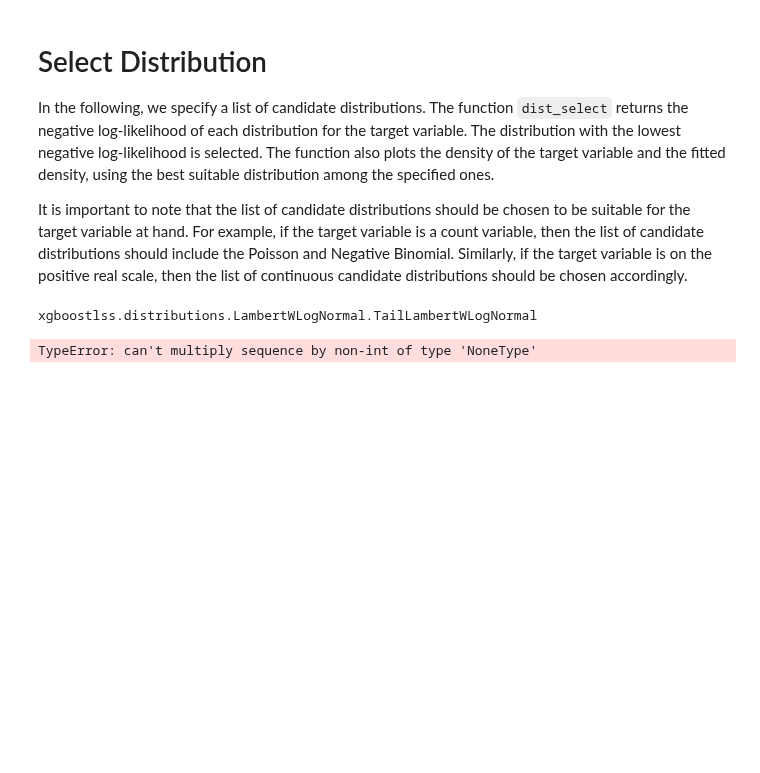
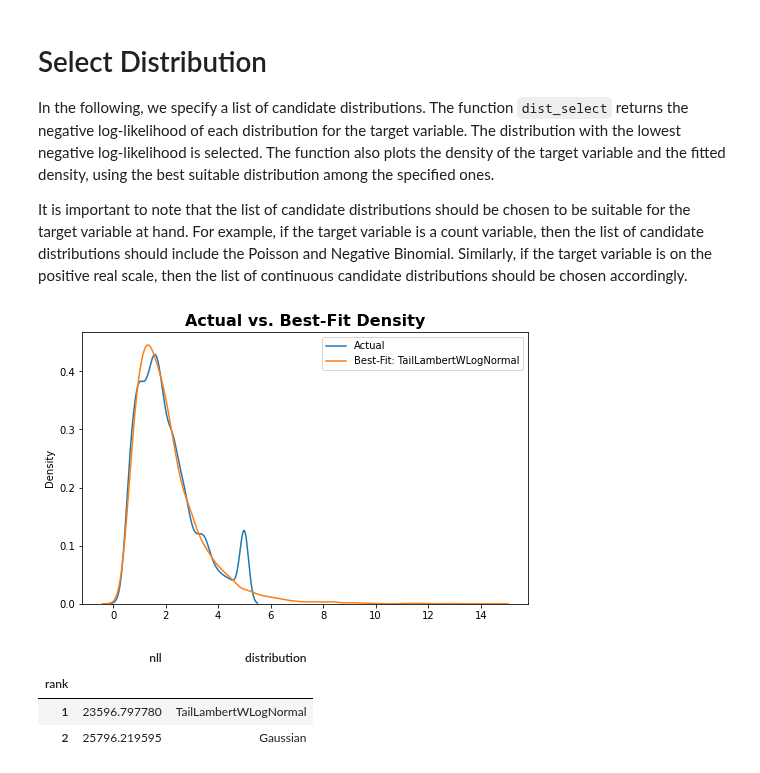
Before and after one commit to StatMixedML/XGBoostLSS, a Jupyter notebook: docs/examples/How_To_Select_A_Univariate_Distribution.ipynb, the cells around one changed output. Cells and saved outputs as stored; diff of their text form; code cells hidden in the pictures; blank space fills up the shorter version.

Commit message:
fix gamma distr

```diff
--- a/docs/examples/How_To_Select_A_Univariate_Distribution.ipynb
+++ b/docs/examples/How_To_Select_A_Univariate_Distribution.ipynb
@@ -31,26 +31,33 @@ sns.displot(y_train)
 In the following, we specify a list of candidate distributions. The function `dist_select` returns the negative log-likelihood of each distribution for the target variable. The distribution with the lowest negative log-likelihood is selected. The function also plots the density of the target variable and the fitted density, using the best suitable distribution among the specified ones.
 
 It is important to note that the list of candidate distributions should be chosen to be suitable for the target variable at hand. For example, if the target variable is a count variable, then the list of candidate distributions should include the Poisson and Negative Binomial. Similarly, if the target variable is on the positive real scale, then the list of continuous candidate distributions should be chosen accordingly.
-# %%
-LambertWGamma.TailLambertWGamma
-LambertWLogNormal.TailLambertWLogNormal
-# %% [output]
-xgboostlss.distributions.LambertWLogNormal.TailLambertWLogNormal
 # %%
 xgblss_dist_class = DistributionClass()
 candidate_distributions = [
-        #                 Gaussian.Gaussian, StudentT.StudentT,
-        #                  Gamma.Gamma, Cauchy.Cauchy, LogNormal.LogNormal,
-        ##Weibull.Weibull, Gumbel.Gumbel,
+                         Gaussian.Gaussian, StudentT.StudentT,
+                          Gamma.Gamma, Cauchy.Cauchy, LogNormal.LogNormal,
+        Weibull.Weibull, Gumbel.Gumbel,
     Laplace.Laplace,
-    #LambertWGamma.TailLambertWGamma,
-    LambertWExponential.SkewLambertWExponential]
+    LambertWGaussian.TailLambertWGaussian,
+    # LambertWGamma.TailLambertWGamma,
+    LambertWWeibull.TailLambertWWeibull,
+    LambertWExponential.TailLambertWExponential]
                           #LambertWLogNormal.TailLambertWLogNormal]
+
+candidate_distributions = [
+    Gaussian.Gaussian,
+  #  LambertWGamma.TailLambertWGamma,
+    LambertWLogNormal.TailLambertWLogNormal
+]
 
 dist_nll = xgblss_dist_class.dist_select(target=y_train, candidate_distributions=candidate_distributions,
                                          max_iter=50, plot=True, figure_size=(8, 5))
 dist_nll
 # %% [output]
-TypeError: can't multiply sequence by non-int of type 'NoneType'
+[figure, added]
+|  | nll | distribution |
+| rank |  |  |
+| 1 | 23596.797780 | TailLambertWLogNormal |
+| 2 | 25796.219595 | Gaussian |
 # %%
 dist_nll.sort_values("nll", ascending=True).plot.line(x="distribution", y="nll")
```
Also changed, not shown: 2 other files.
